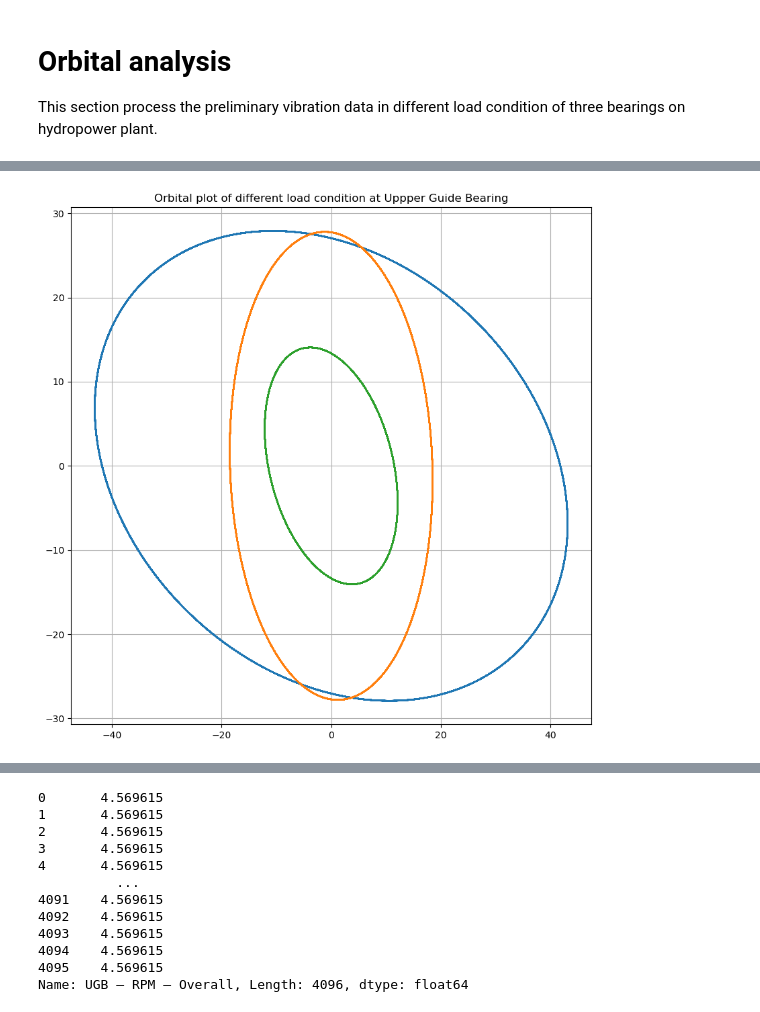
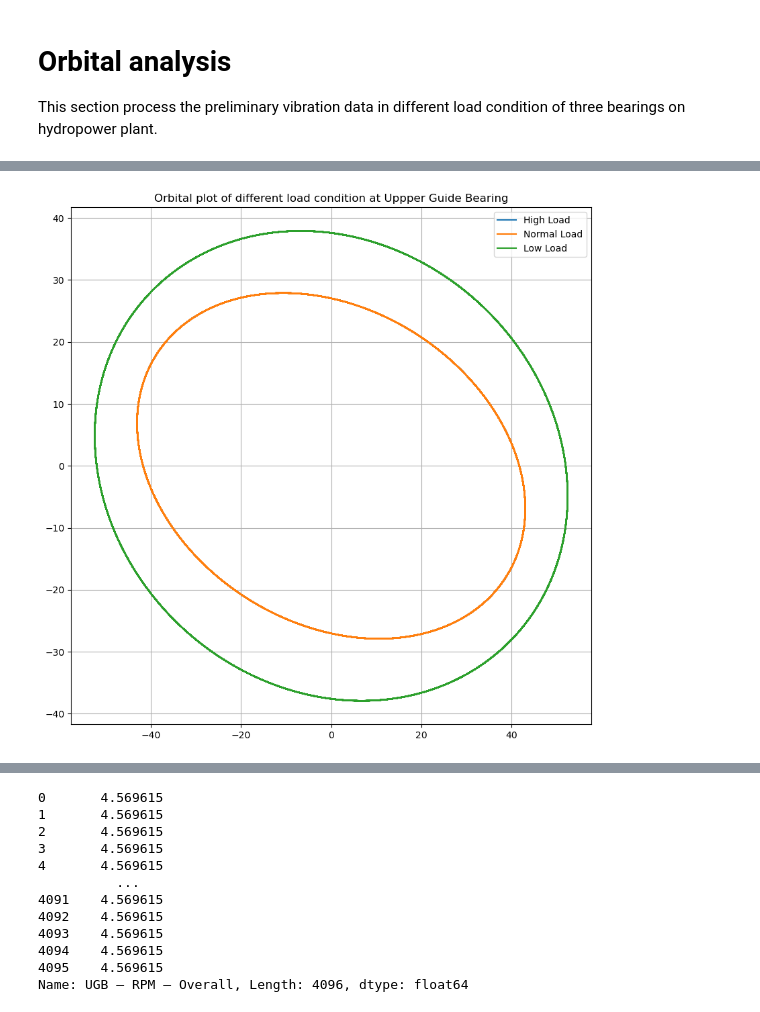
Before and after one commit to mekatronik-achmadi/Predict-CBM, a Jupyter notebook: Vale/TestOlahPy/preliminary_data_analysis/orbital_analysis.ipynb, the cells around one changed output, grey strips where cells are left out. Cells and saved outputs as stored; diff of their text form; code cells hidden in the pictures.

Commit message:
completing orbital plot on preliminary data

```diff
--- a/Vale/TestOlahPy/preliminary_data_analysis/orbital_analysis.ipynb
+++ b/Vale/TestOlahPy/preliminary_data_analysis/orbital_analysis.ipynb
@@ -38,27 +24,28 @@ db_data_ll = pd.read_excel("LGS1_VibrationOrbit_2023_LowLoad.xlsx", sheet_name="
 # %%
 # create and plot the vibration data
-ugb_1x_time = db_data['UGB – Time – 1X']
-ugb_1x_x = db_data['UGB – Disp – 1X – X']
-ugb_1x_y = db_data['UGB – Disp – 1X – Y']
+ugb_hl_1x_time = db_data_hl['UGB – Time – 1X']
+ugb_hl_1x_x = db_data_hl['UGB – Disp – 1X – X']
+ugb_hl_1x_y = db_data_hl['UGB – Disp – 1X – Y']
 
-lgb_1x_time = db_data['LGB – Time – 1X']
-lgb_1x_x = db_data['LGB – Disp – 1X – X']
-lgb_1x_y = db_data['LGB – Disp – 1X – Y']
+ugb_nl_1x_time = db_data_nl['UGB – Time – 1X']
+ugb_nl_1x_x = db_data_nl['UGB – Disp – 1X – X']
+ugb_nl_1x_y = db_data_nl['UGB – Disp – 1X – Y']
 
-tgb_1x_time = db_data['TGB – Time – 1X']
-tgb_1x_x = db_data['TGB – Disp – 1X – X']
-tgb_1x_y = db_data['TGB – Disp – 1X – Y']
+ugb_ll_1x_time = db_data_ll['UGB – Time – 1X']
+ugb_ll_1x_x = db_data_ll['UGB – Disp – 1X – X']
+ugb_ll_1x_y = db_data_ll['UGB – Disp – 1X – Y']
 
 # plot the orbit of data
 fig = plt.figure(figsize=(10,10))
 ax = fig.add_subplot(111)
 # ax.plot(ugb_ovr_x, ugb_ovr_y)
-ax.plot(ugb_1x_x, ugb_1x_y)
-ax.plot(lgb_1x_x, lgb_1x_y)
-ax.plot(tgb_1x_x, tgb_1x_y)
+ax.plot(ugb_hl_1x_x, ugb_hl_1x_y)
+ax.plot(ugb_nl_1x_x, ugb_nl_1x_y)
+ax.plot(ugb_ll_1x_x, ugb_ll_1x_y)
 ax.set_title("Orbital plot of different load condition at Uppper Guide Bearing")
+ax.legend(['High Load', 'Normal Load', 'Low Load'])
 plt.grid()
 
 plt.show()
 # %% [output]
-[figure, old version]
+[figure, new version]
```
Also changed, not shown: parts of 3 cells of this notebook.
